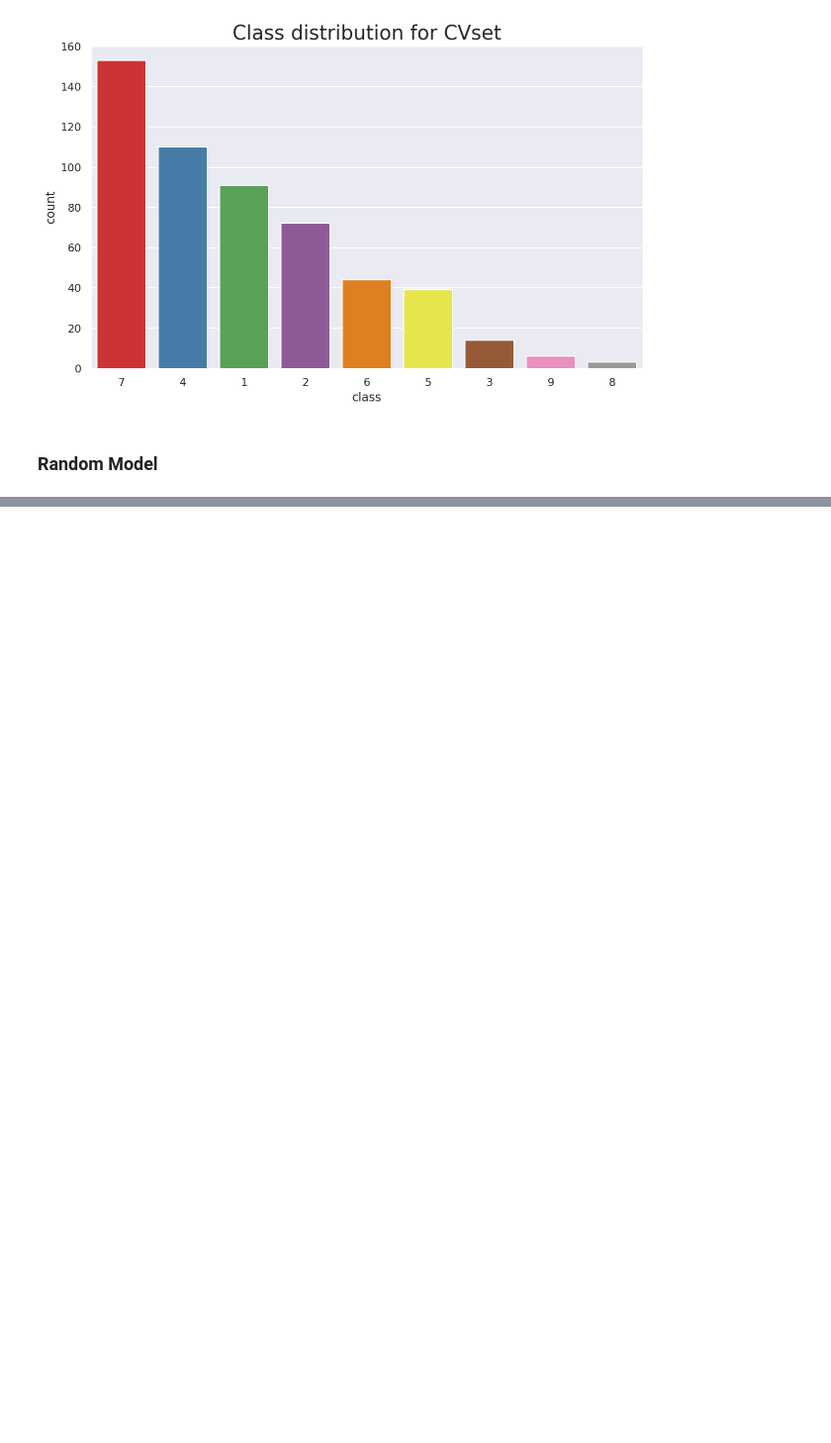
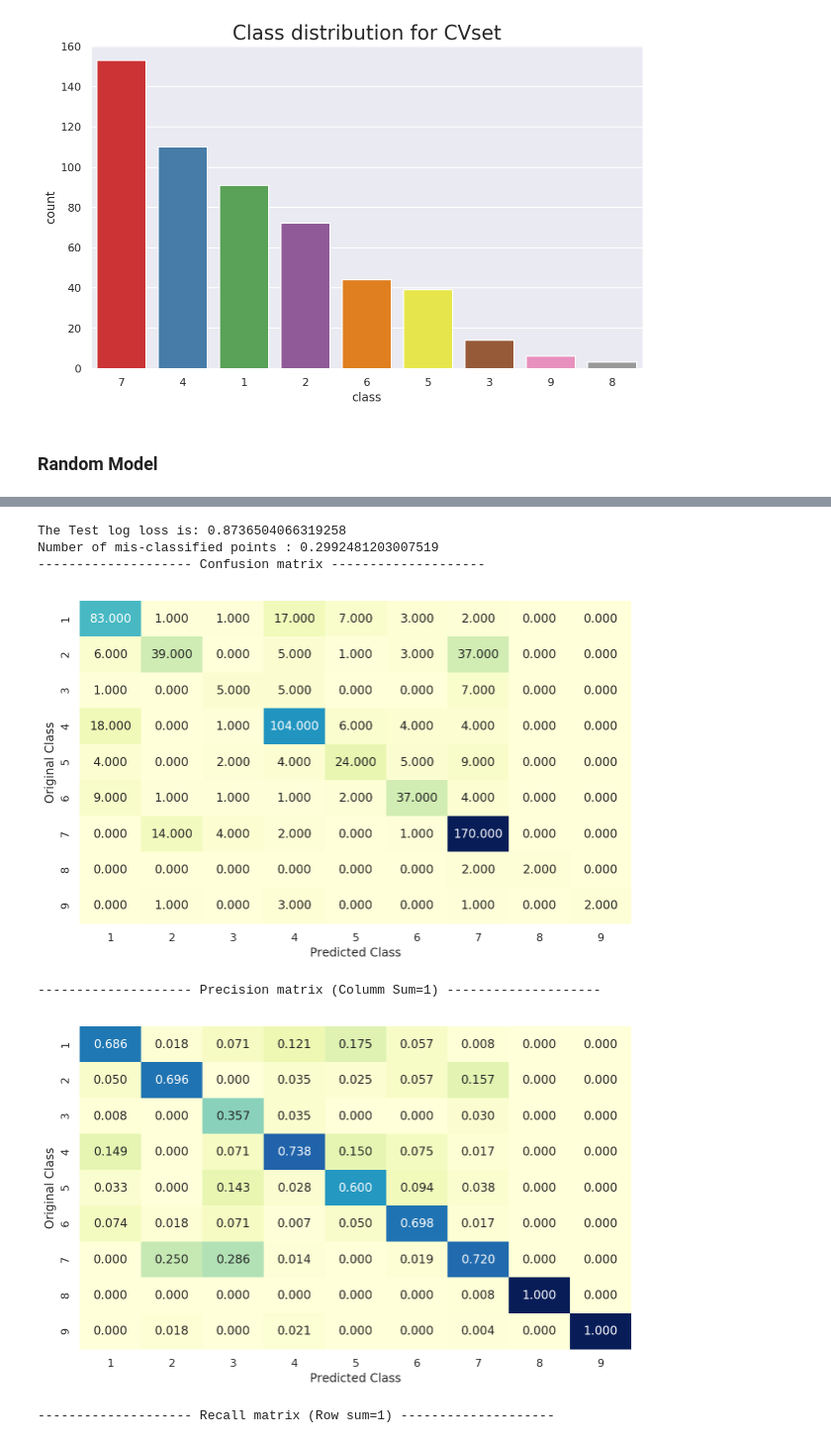
Before and after one commit to MayukhSobo/Cancer_Daigonosis, a Jupyter notebook: CancerDiagonosis.ipynb, the cells around one changed output, grey strips where cells are left out. Shown at 99% size. Cells and saved outputs as stored; diff of their text form; code cells hidden in the pictures; blank space fills up the shorter version.

```diff
--- a/CancerDiagonosis.ipynb
+++ b/CancerDiagonosis.ipynb
@@ -242,0 +918,2 @@ plot_confusion_matrix(y_test, y_test_pred)
+# %%
+grid.fit(train, train_y)
@@ -242,0 +947,12 @@ plot_confusion_matrix(y_test, y_test_pred)
+# %%
+test_v1_1 = hstack((X_test_oneHotEncoding_gene,
+                    X_test_oneHotEncoding_variation,
+                    X_test_text_tfidfVectorizer3))
+
+test_v1_2 = np.hstack((X_test_responseCoding_gene,
+                     X_test_responseCoding_variation,
+                     X_test_text_responseCoding,
+                     X_test_text_countBinary))
+# %%
+pred1 = clf.predict_proba(test_v1_1)
+pred2 = grid.best_estimator_.predict_proba(test_v1_2)
@@ -242,0 +976,15 @@ plot_confusion_matrix(y_test, y_test_pred)
+# %%
+pred = ((0.85 * pred1) + ((1 - 0.85) * pred2)) / 2
+# %%
+print("The Test log loss is:",log_loss(y_test, pred))
+pred_y = np.argmax(pred, axis=1) + 1
+print("Number of mis-classified points :", np.count_nonzero((pred_y- y_test))/y_test.shape[0])
+plot_confusion_matrix(y_test, pred_y)
+# %% [output]
+The Test log loss is: 0.8736504066319258
+Number of mis-classified points : 0.2992481203007519
+-------------------- Confusion matrix --------------------
+[figure, added]
+-------------------- Precision matrix (Columm Sum=1) --------------------
+[figure, added]
+-------------------- Recall matrix (Row sum=1) --------------------
```
Also changed, not shown: parts of 112 cells of this notebook.
